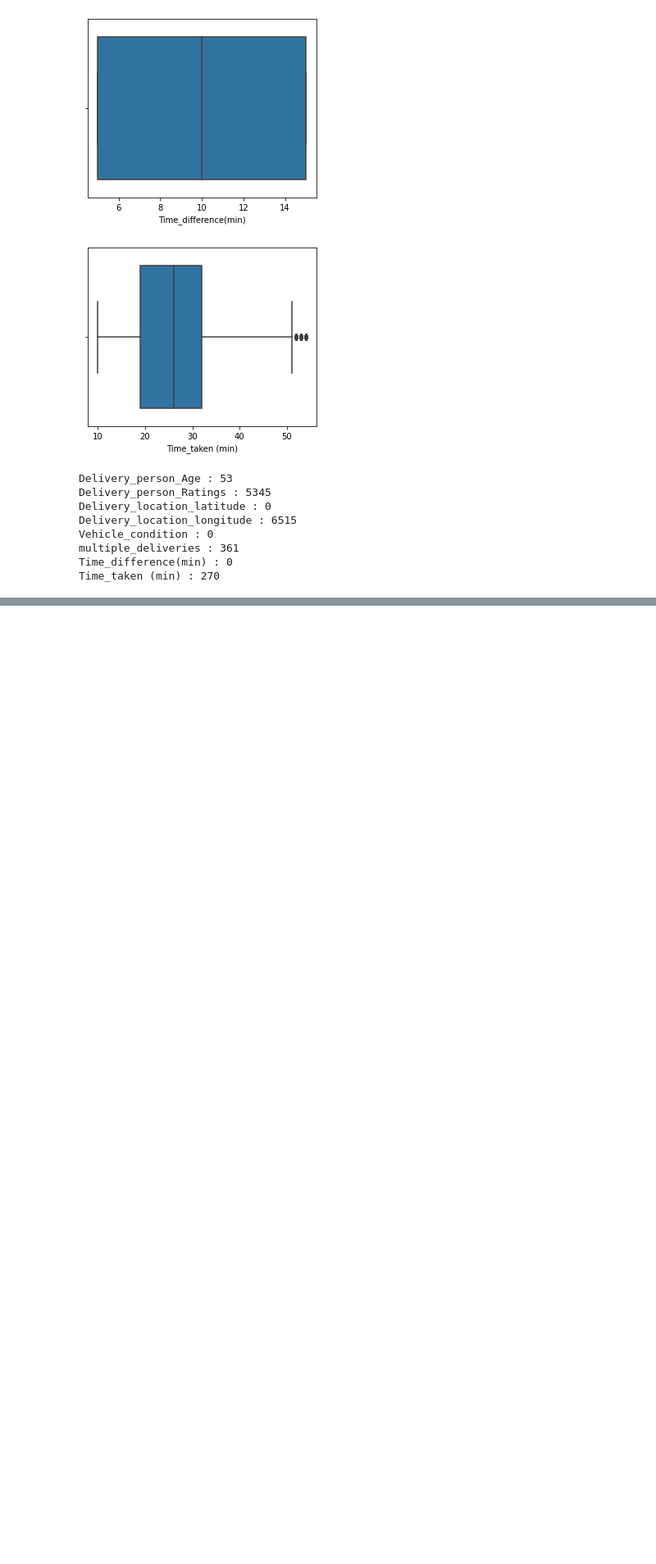
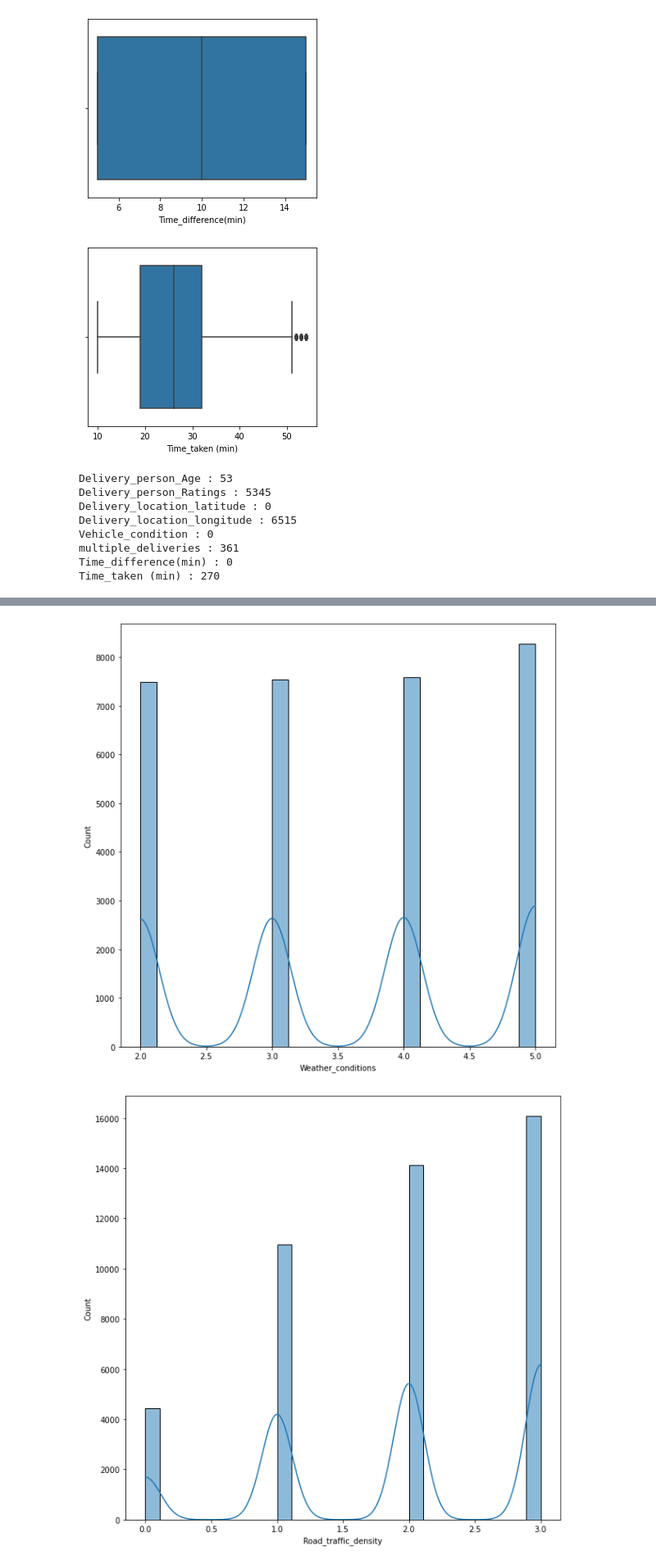
Before and after one commit to bratati876/Zomato-Delivery-Time-Prediction---Regression-Project_1, a Jupyter notebook: notebooks/EDA.ipynb, the cells around one changed output, grey strips where cells are left out. Shown at 82% size. Saved outputs shown, nothing was run; the diff lists cells and outputs as text; code cells hidden in the pictures; blank space fills up the shorter version.

```diff
--- a/notebooks/EDA.ipynb
+++ b/notebooks/EDA.ipynb
@@ -646,2 +646,4 @@ for i in cat_df.columns:
 # %%
 # now we will encode these categorical features
+for i in cat_df.columns:
+    print(cat_df[i].value_counts())
@@ -647,0 +668,22 @@ for i in cat_df.columns:
+# %%
+weather_condition = {"sunny":0, "windy":1, "Sandstorms":2, "Cloudy":3, "Stormy":4, "Fog":5 }
+road_traffic_density = {"High":0, "Medium":1, "Jam":2, "Low":3}
+type_of_order = {"Buffet":0, "Drinks":1, "Meal":2, "Snack":0}
+type_of_vehicle = {"bicycle":0, "electric_scooter":1, "scooter":2, "motorcycle":0}
+festival = {"No":1, "Yes":0}
+city = {"Metropolitian":2, "Urban":1, "Semi-Urban":0}
+order_day = {"Wednesday" :6,
+"Friday":5,
+"Tuesday":4,
+"Thursday":3,
+"Saturday" :2,
+"Sunday" :1,
+ "Monday":0}
+# %%
+cat_df["Weather_conditions"] = cat_df["Weather_conditions"].map(weather_condition)
+cat_df["Road_traffic_density"] = cat_df["Road_traffic_density"].map(road_traffic_density)
+cat_df["Type_of_order"] = cat_df["Type_of_order"].map(type_of_order)
+cat_df["Type_of_vehicle"] = cat_df["Type_of_vehicle"].map(type_of_vehicle)
+cat_df["Festival"] = cat_df["Festival"].map(festival)
+cat_df["City"] = cat_df["City"].map(city)
+cat_df["Order_day"] = cat_df["Order_day"].map(order_day)
@@ -647,0 +699,8 @@ for i in cat_df.columns:
+# %%
+for i in cat_df.columns:
+    plt.figure(figsize=(10, 10))
+    sns.histplot(data = cat_df, x = i, kde = True)
+    plt.show()
+# %% [output]
+[figure, added]
+[figure, added]
```
Also changed, not shown: parts of 4 cells of this notebook.
